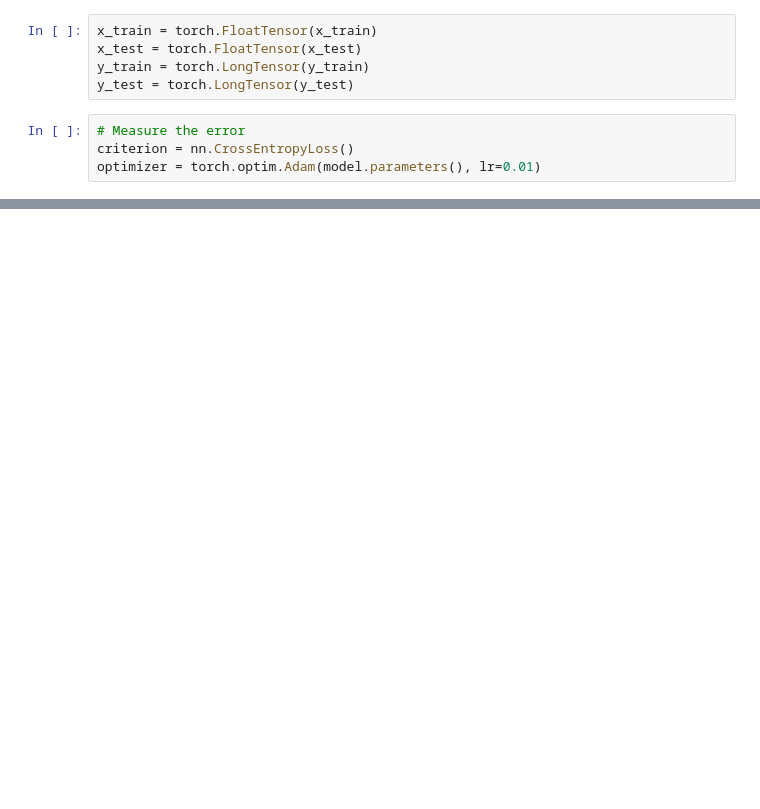
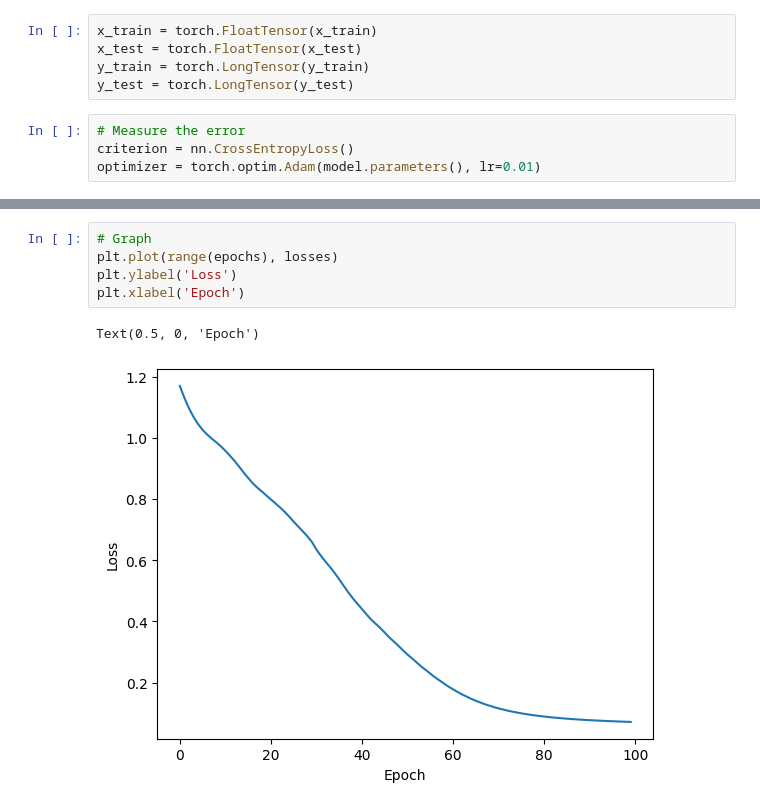
Before and after one commit to raymundojavajr/deep-learning-pytorch, a Jupyter notebook: Tensor.ipynb, the cells around one changed output, grey strips where cells are left out. Cells and saved outputs as stored; diff of their text form; blank space fills up the shorter version.

```diff
--- a/Tensor.ipynb
+++ b/Tensor.ipynb
@@ -102,0 +87,8 @@ Epoch: 90 Loss: 0.06520850956439972
+# %%
+# Graph
+plt.plot(range(epochs), losses)
+plt.ylabel('Loss')
+plt.xlabel('Epoch')
+# %% [output]
+Text(0.5, 0, 'Epoch')
+[figure, added]
```
Also changed, not shown: parts of 6 cells of this notebook.
